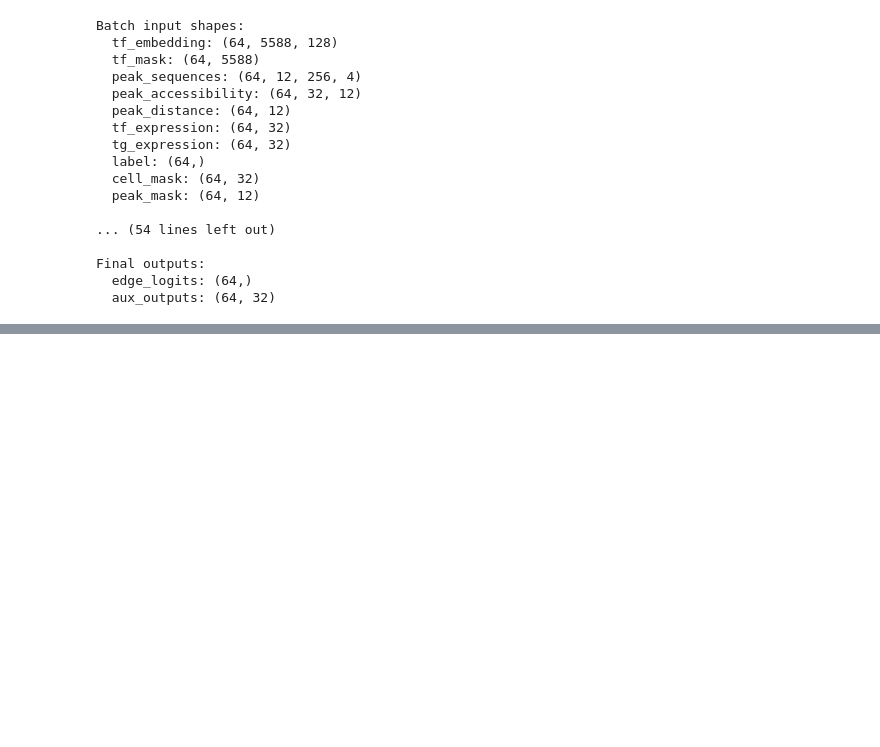
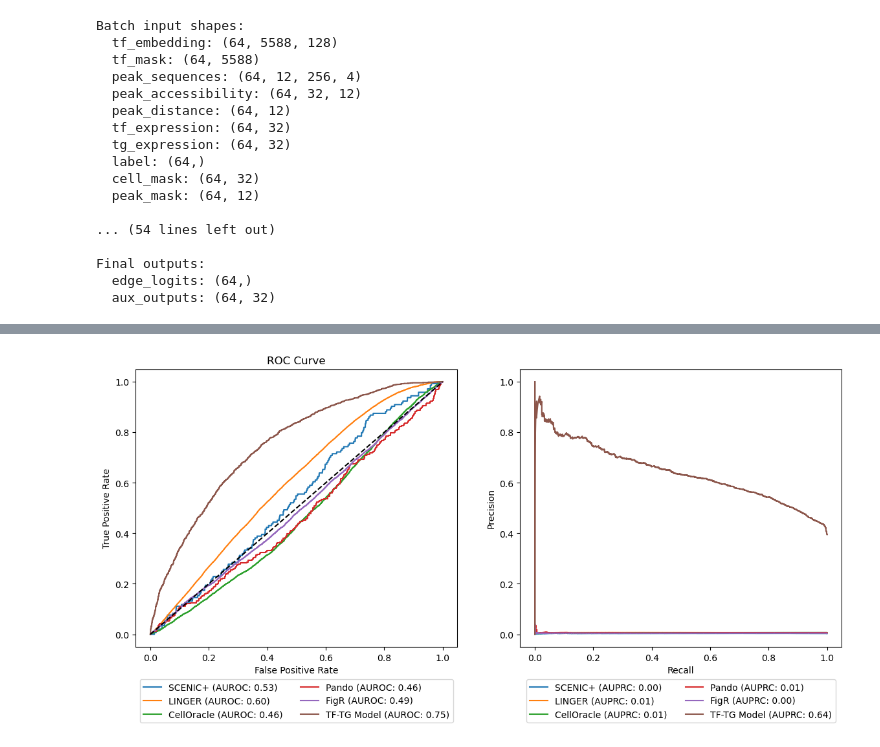
Before and after one commit to emoeller80281/Custom_GRN_Inference, a Jupyter notebook: dev/notebooks/simple_model_testing/test_tf_tg_predictions.ipynb, the cells around one changed output, grey strips where cells are left out. Cells and saved outputs as stored; diff of their text form; code cells hidden in the pictures; blank space fills up the shorter version.

```diff
--- a/dev/notebooks/simple_model_testing/test_tf_tg_predictions.ipynb
+++ b/dev/notebooks/simple_model_testing/test_tf_tg_predictions.ipynb
@@ -628,0 +651,3 @@ Final outputs:
+# %%
+model_cell_type = "K562"
+evaluation_sample = "sample_1"
@@ -628,0 +997,52 @@ Final outputs:
+# %%
+import matplotlib.pyplot as plt
+from sklearn.metrics import roc_curve, precision_recall_curve
+
+def plot_roc_pr_curves(method_dict: dict[str, pd.DataFrame], gt_pairs: set):
+    plt.figure(figsize=(12, 6))
+
+    rng = np.random.default_rng(42)
+
+    plt.subplot(1, 2, 1)
+    for method_name, df in method_dict.items():
+        labels = [1 if pair in gt_pairs else 0 for pair in df["Source"] + "\t" + df["Target"]]
+        scores = df["Score"].tolist()
+
+        auroc = roc_auc_score(labels, scores)
+        fpr, tpr, _ = roc_curve(labels, scores)
+        rand_scores = rng.uniform(np.array(scores).min(), np.array(scores).max(), size=len(scores))
+        rand_fpr, rand_tpr, _ = roc_curve(labels, rand_scores)
+
+        plt.plot(fpr, tpr, label=f"{method_name} (AUROC: {auroc:.2f})")
+        # plt.plot(rand_fpr, rand_tpr, "k--", label="Random")
+
+    plt.plot([0, 1], [0, 1], "k--", label="")
+    plt.xlabel("False Positive Rate")
+    plt.ylabel("True Positive Rate")
+    plt.title("ROC Curve")
+    plt.legend(loc='upper center', bbox_to_anchor=(0.5, -0.1), ncols=2)
+
+
+    plt.subplot(1, 2, 2)
+    for method_name, df in method_dict.items():
+        labels = [1 if pair in gt_pairs else 0 for pair in df["Source"] + "\t" + df["Target"]]
+        scores = df["Score"].tolist()
+
+        auprc = average_precision_score(labels, scores)
+        precision, recall, _ = precision_recall_curve(labels, scores)
+        plt.plot(recall, precision, label=f"{method_name} (AUPRC: {auprc:.2f})")
+
+        rand_scores = rng.uniform(np.array(scores).min(), np.array(scores).max(), size=len(scores))
+        rand_precision, rand_recall, _ = precision_recall_curve(labels, rand_scores)
+        # plt.plot(rand_recall, rand_precision, "k--", label="")
+
+    plt.xlabel("Recall")
+    plt.ylabel("Precision")
+    plt.legend(loc='upper center', bbox_to_anchor=(0.5, -0.1), ncols=2)
+
+    plt.tight_layout()
+    plt.show()
+
+plot_roc_pr_curves(standardized_method_dfs, gt_pairs)
+# %% [output]
+[figure, added]
```
Also changed, not shown: parts of 16 cells of this notebook, 9 other files.
